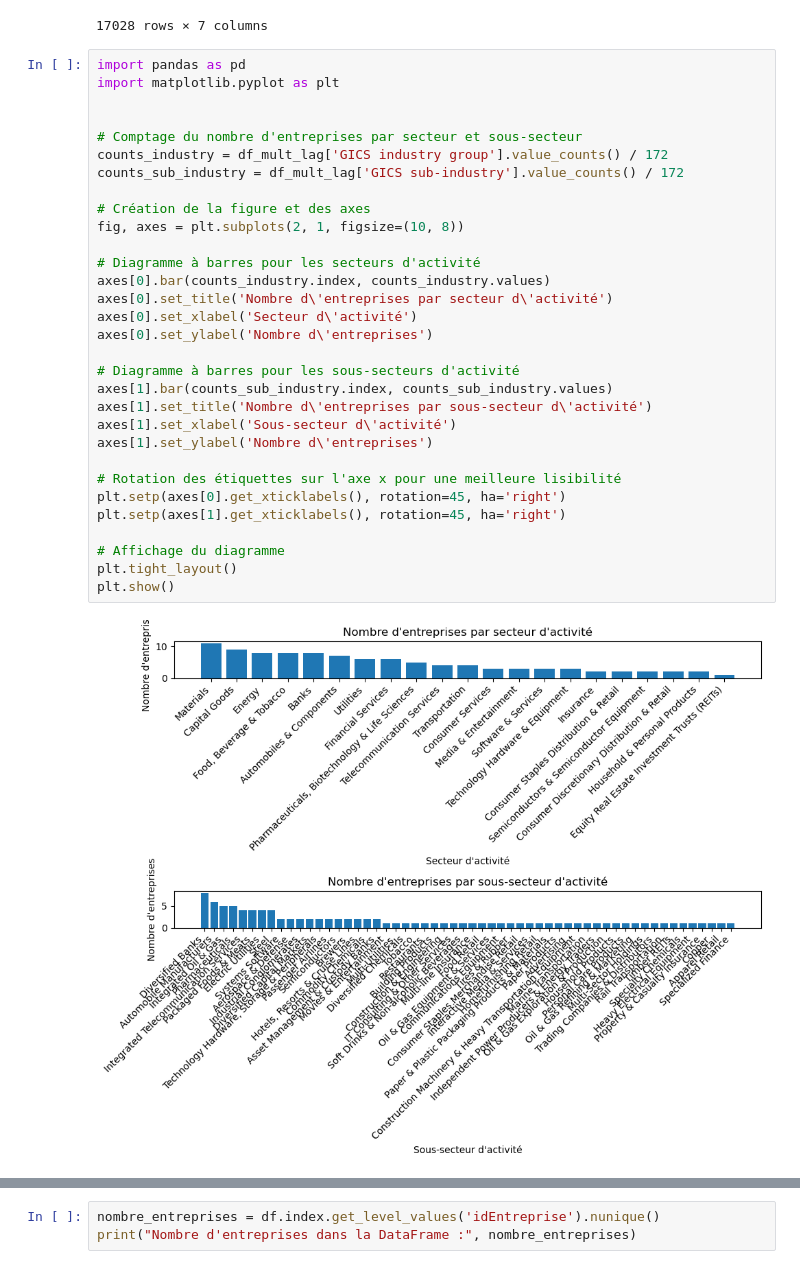
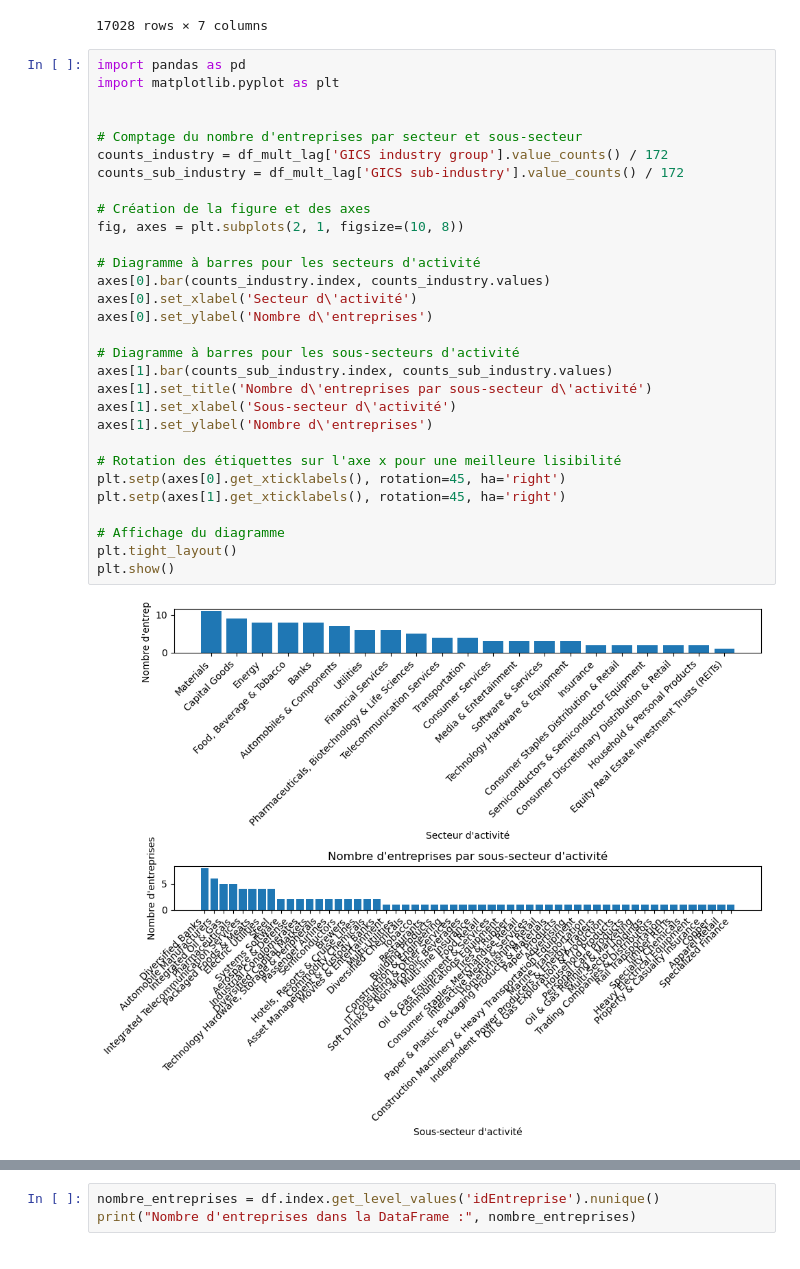
Before and after one commit to tgarnier067/Stat_app, a Jupyter notebook: Econométrie.ipynb, the cells around one changed output, grey strips where cells are left out. Cells and saved outputs as stored; diff of their text form.

Commit message:
Ajout visu secteur industriels

```diff
--- a/Econométrie.ipynb
+++ b/Econométrie.ipynb
@@ -951,32 +951,31 @@ df_mult_lag
 import pandas as pd
 import matplotlib.pyplot as plt
 
 
 # Comptage du nombre d'entreprises par secteur et sous-secteur
 counts_industry = df_mult_lag['GICS industry group'].value_counts() / 172
 counts_sub_industry = df_mult_lag['GICS sub-industry'].value_counts() / 172
 
 # Création de la figure et des axes
 fig, axes = plt.subplots(2, 1, figsize=(10, 8))
 
 # Diagramme à barres pour les secteurs d'activité
 axes[0].bar(counts_industry.index, counts_industry.values)
-axes[0].set_title('Nombre d\'entreprises par secteur d\'activité')
 axes[0].set_xlabel('Secteur d\'activité')
 axes[0].set_ylabel('Nombre d\'entreprises')
 
 # Diagramme à barres pour les sous-secteurs d'activité
 axes[1].bar(counts_sub_industry.index, counts_sub_industry.values)
 axes[1].set_title('Nombre d\'entreprises par sous-secteur d\'activité')
 axes[1].set_xlabel('Sous-secteur d\'activité')
 axes[1].set_ylabel('Nombre d\'entreprises')
 
 # Rotation des étiquettes sur l'axe x pour une meilleure lisibilité
 plt.setp(axes[0].get_xticklabels(), rotation=45, ha='right')
 plt.setp(axes[1].get_xticklabels(), rotation=45, ha='right')
 
 # Affichage du diagramme
 plt.tight_layout()
 plt.show()
 # %% [output]
-[figure, old version]
+[figure, new version]
```
Also changed, not shown: parts of 3 cells of this notebook, 1 other file.
